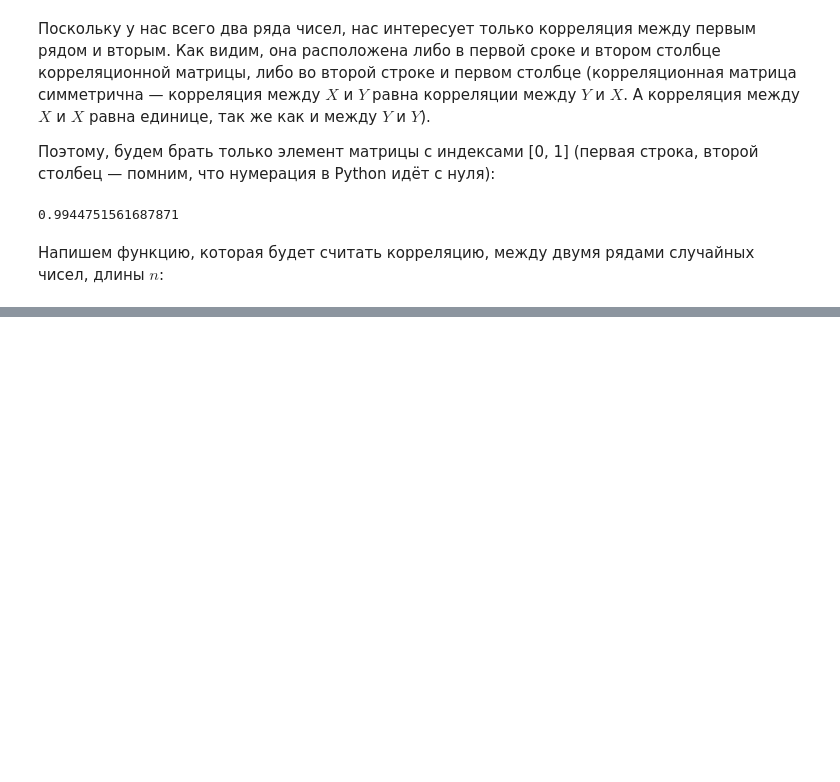
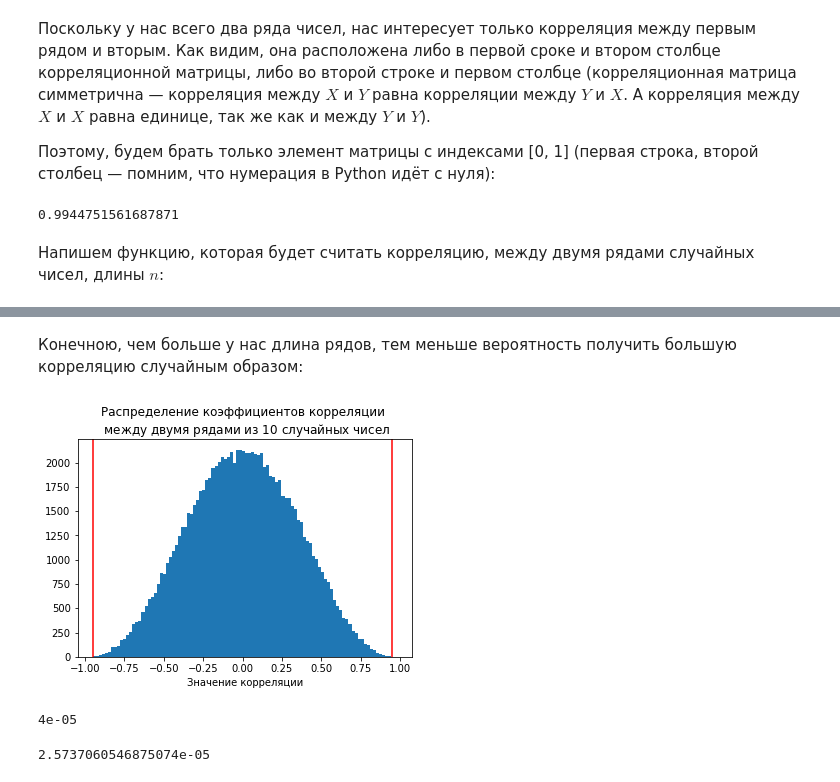
Before and after one commit to mikewellmeansme/biological-statistics-course, a Jupyter notebook: lesson_007.ipynb, the cells around one changed output, grey strips where cells are left out. Cells and saved outputs as stored; diff of their text form; code cells hidden in the pictures; blank space fills up the shorter version.

```diff
--- a/lesson_007.ipynb
+++ b/lesson_007.ipynb
@@ -121,0 +265,24 @@ len(els)/10000
+# %% [markdown]
+Конечною, чем больше у нас длина рядов, тем меньше вероятность получить большую корреляцию случайным образом:
+# %%
+n = 10
+
+random_corrs = [get_random_corr(n) for el in range(100000)]
+
+plt.hist(random_corrs, bins=100)
+plt.title(f'Распределение коэффициентов корреляции \n между двумя рядами из ${n}$ случайных чисел')
+plt.xlabel('Значение корреляции')
+plt.axvline(-0.95, c='red')
+plt.axvline(0.95, c='red', label='$|R|>=0.95$')
+plt.show()
+# %% [output]
+[figure, added]
+# %%
+very_big_and_very_small_rs = [r for r in random_corrs if abs(r) >= 0.95]
+len(very_big_and_very_small_rs) / 100000
+# %% [output]
+4e-05
+# %%
+get_p_value(0.95, 10)
+# %% [output]
+2.5737060546875074e-05
```
Also changed, not shown: parts of 57 cells of this notebook.
